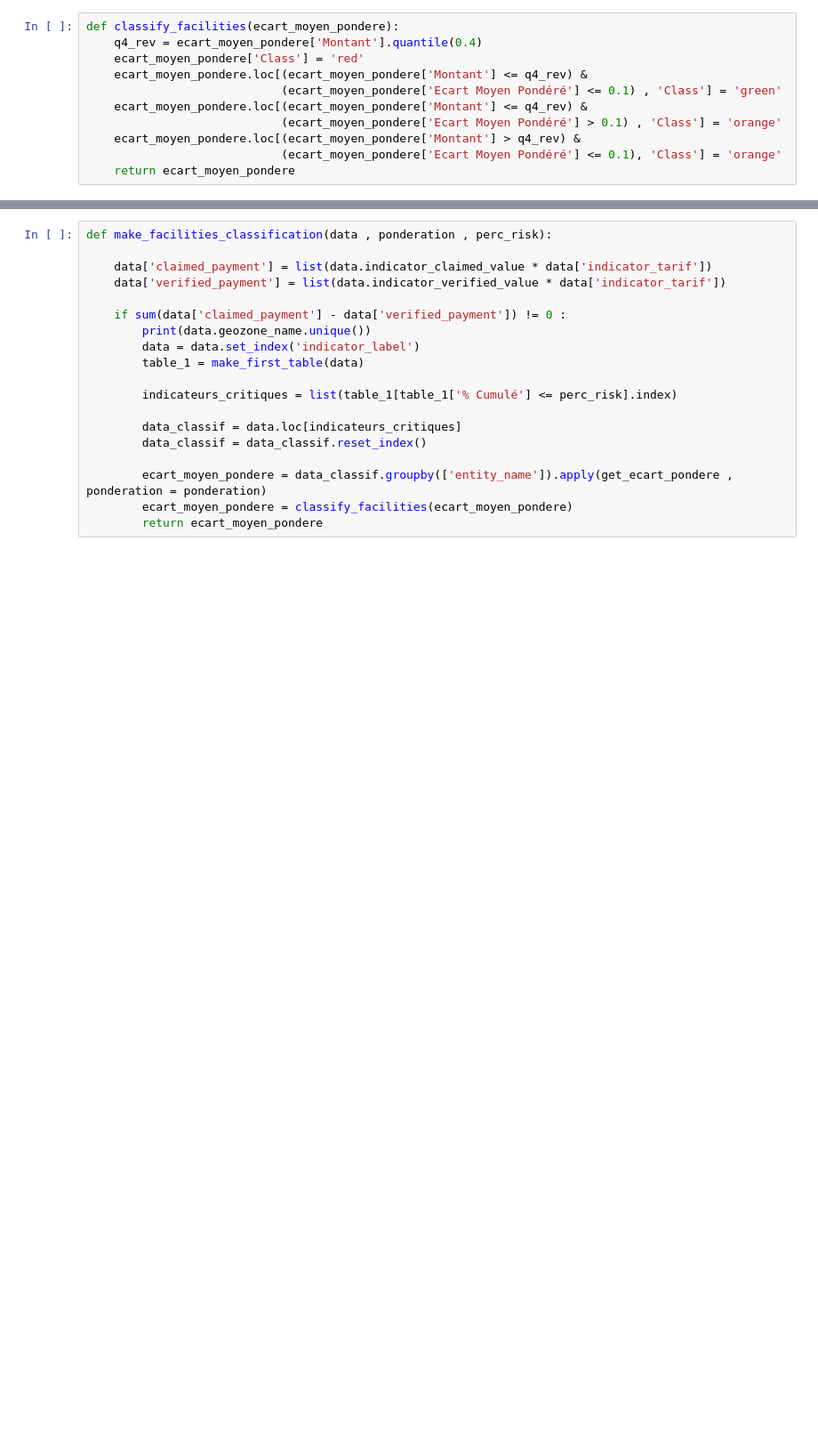
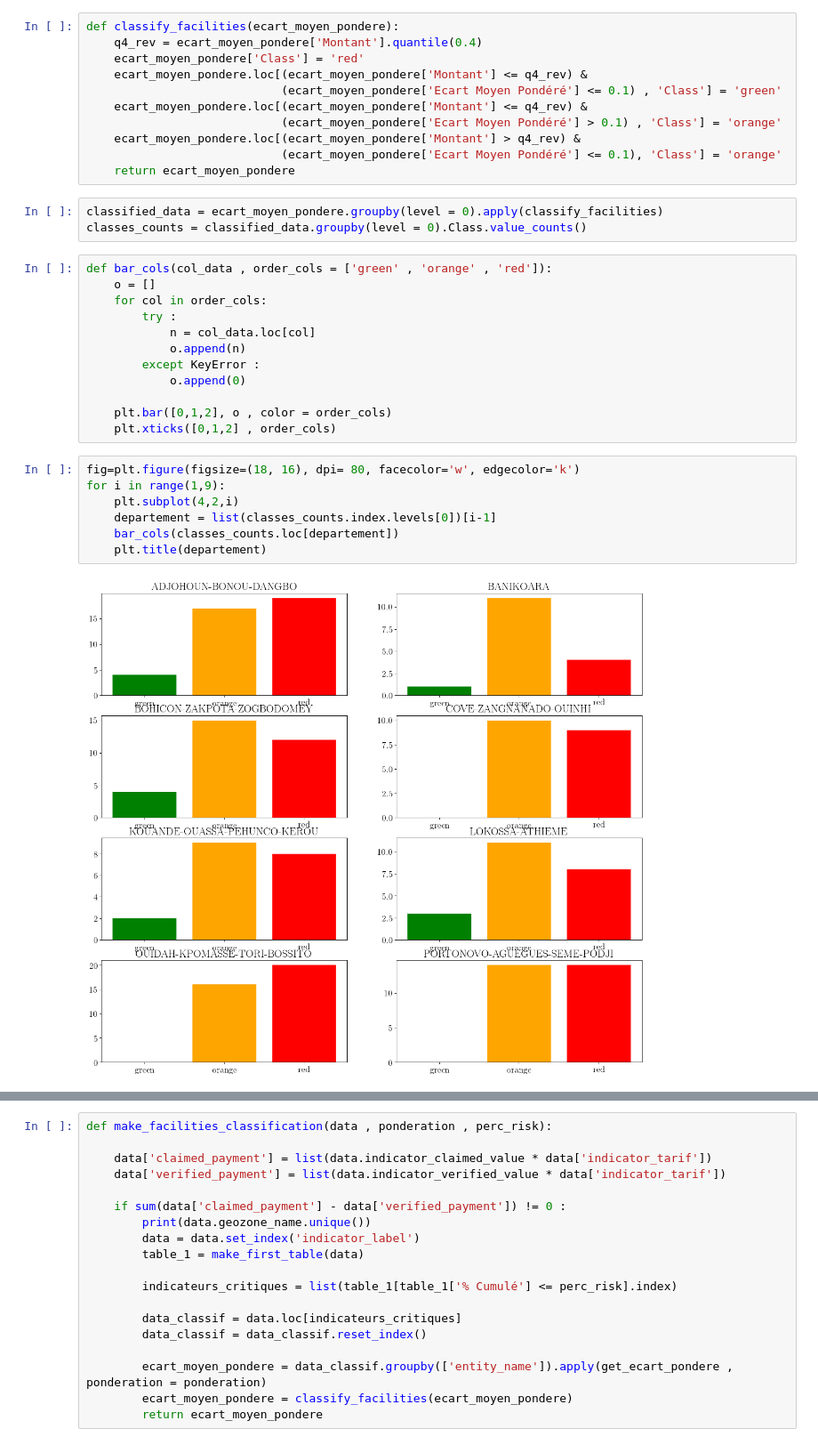
Before and after one commit to grlurton/orbf_data_validation, a Jupyter notebook: notebooks/reporting/Algorithm AEDES.ipynb, the cells around one changed output, grey strips where cells are left out. Shown at 89% size. Cells and saved outputs as stored; diff of their text form; blank space fills up the shorter version.

Commit message:
First version with full run plots

```diff
--- a/notebooks/reporting/Algorithm AEDES.ipynb
+++ b/notebooks/reporting/Algorithm AEDES.ipynb
@@ -213,3 +247,27 @@ def classify_facilities(ecart_moyen_pondere):
     ecart_moyen_pondere.loc[(ecart_moyen_pondere['Montant'] > q4_rev) &
                             (ecart_moyen_pondere['Ecart Moyen Pondéré'] <= 0.1), 'Class'] = 'orange'
     return ecart_moyen_pondere
+# %%
+classified_data = ecart_moyen_pondere.groupby(level = 0).apply(classify_facilities)
+classes_counts = classified_data.groupby(level = 0).Class.value_counts()
+# %%
+def bar_cols(col_data , order_cols = ['green' , 'orange' , 'red']):
+    o = []
+    for col in order_cols:
+        try :
+            n = col_data.loc[col]
+            o.append(n)
+        except KeyError :
+            o.append(0)
+
+    plt.bar([0,1,2], o , color = order_cols)
+    plt.xticks([0,1,2] , order_cols)
+# %%
+fig=plt.figure(figsize=(18, 16), dpi= 80, facecolor='w', edgecolor='k')
+for i in range(1,9):
+    plt.subplot(4,2,i)
+    departement = list(classes_counts.index.levels[0])[i-1]
+    bar_cols(classes_counts.loc[departement])
+    plt.title(departement)
+# %% [output]
+[figure, added]
```
Also changed, not shown: parts of 14 cells of this notebook.
